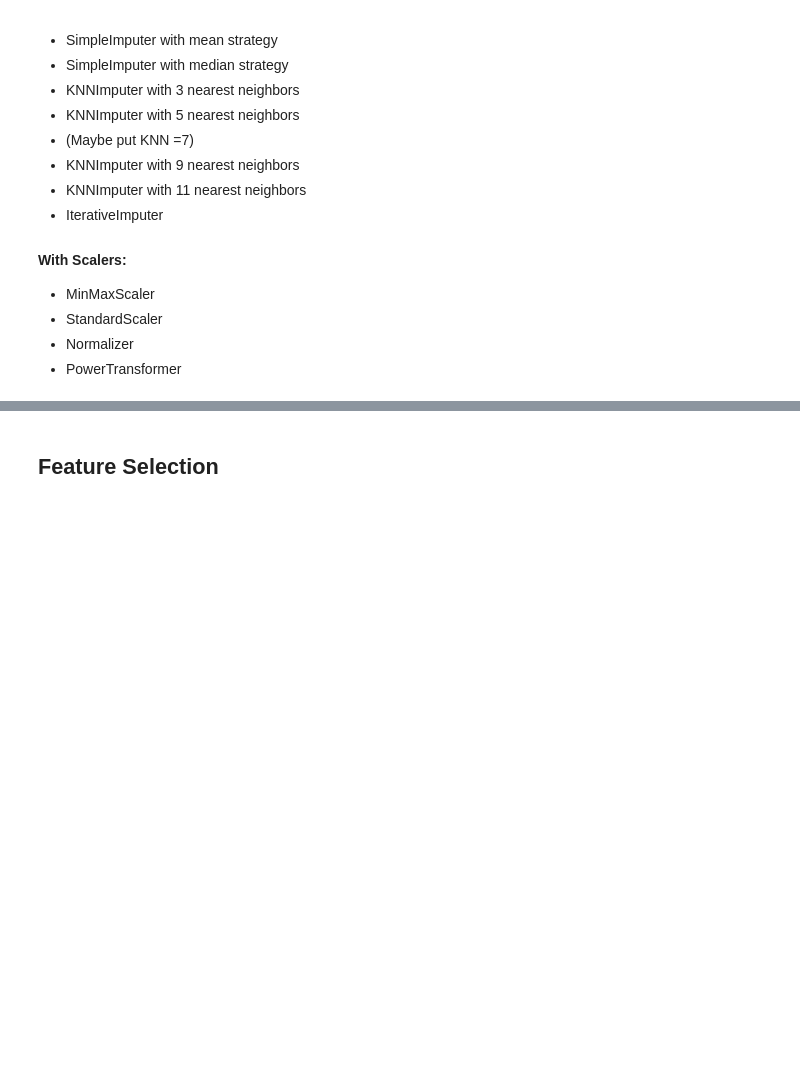
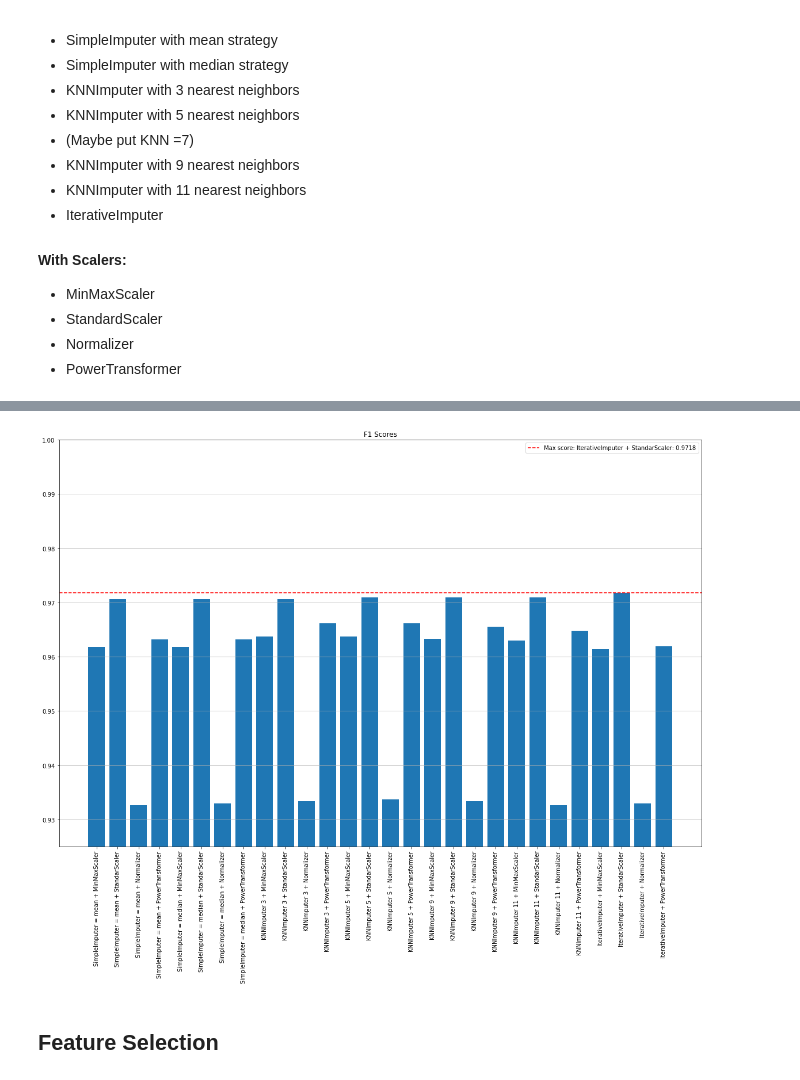
Before and after one commit to CosminTr/ClassificationModelEC, a Jupyter notebook: ProjetoEC.ipynb, the cells around one changed output, grey strips where cells are left out. Cells and saved outputs as stored; diff of their text form; code cells hidden in the pictures; blank space fills up the shorter version.

```diff
--- a/ProjetoEC.ipynb
+++ b/ProjetoEC.ipynb
@@ -73,12 +99,6 @@ def evaluate_model(imputer_tuple, scaler_tuple, classifier, X_train, X_test, y_t
     classifier.fit(X_train_scaled, y_train)
     preds = classifier.predict(X_test_scaled)
 
-    # Compute evaluation metrics for plot
-    precision = precision_score(y_test, preds)
-    recall = recall_score(y_test, preds)
-    f1 = f1_score(y_test, preds)
-    mcc = matthews_corrcoef(y_test, preds)
-
     # Compute cross-validation scores
     cv_scores = cross_val_score(classifier, X_test_scaled, y_test, cv=10)
     mean_cv_score = cv_scores.mean()
@@ -162,24 +200,26 @@ for imputer in imputers:
 # %%
 # figsize to adjust size
 fig, ax = plt.subplots(figsize=(20, 13))
 ax.bar(combos, scores)
 ax.set_title('F1 Scores')
 
 # Set boundries for y axis
-ax.set_ylim([0.8, 1.0])
+ax.set_ylim([0.925, 1.0])
 ax.grid(axis='y')
 
 # Make labels visible
 ax.set_xticklabels(combos, rotation=90, ha='center')
 
 # Calculate and show line of max score
 max_score_idx = np.argmax(scores)
 highest_name, highest_score = combos[max_score_idx], scores[max_score_idx]
 ax.axhline(y=scores[max_score_idx], color='r', linestyle='--', label='Max score')
 
 ax.legend([f'Max score: {highest_name}: {highest_score:.4f}'])
 
 plt.show()
+# %% [output]
+[figure, added]
 # %% [markdown]
 ## Feature Selection
 # %% [markdown]
```
Also changed, not shown: parts of 11 cells of this notebook.
